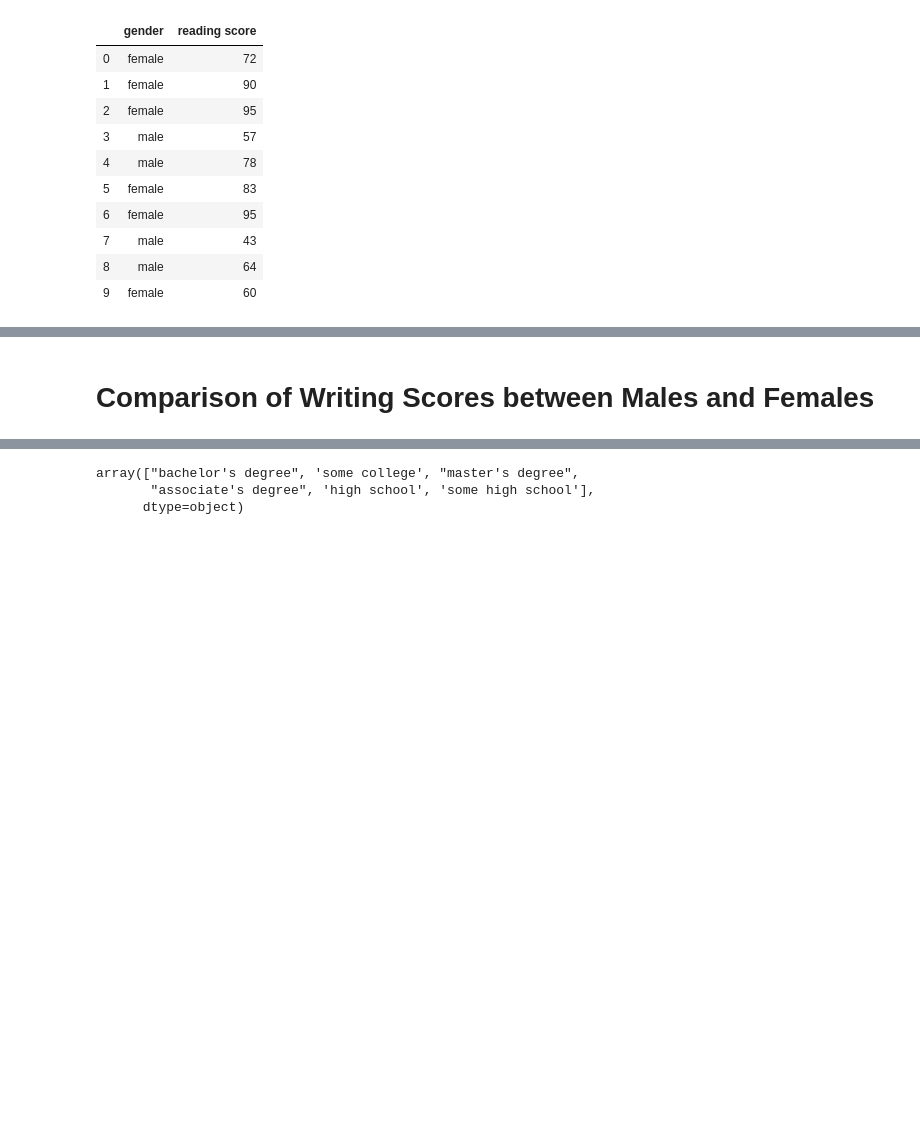
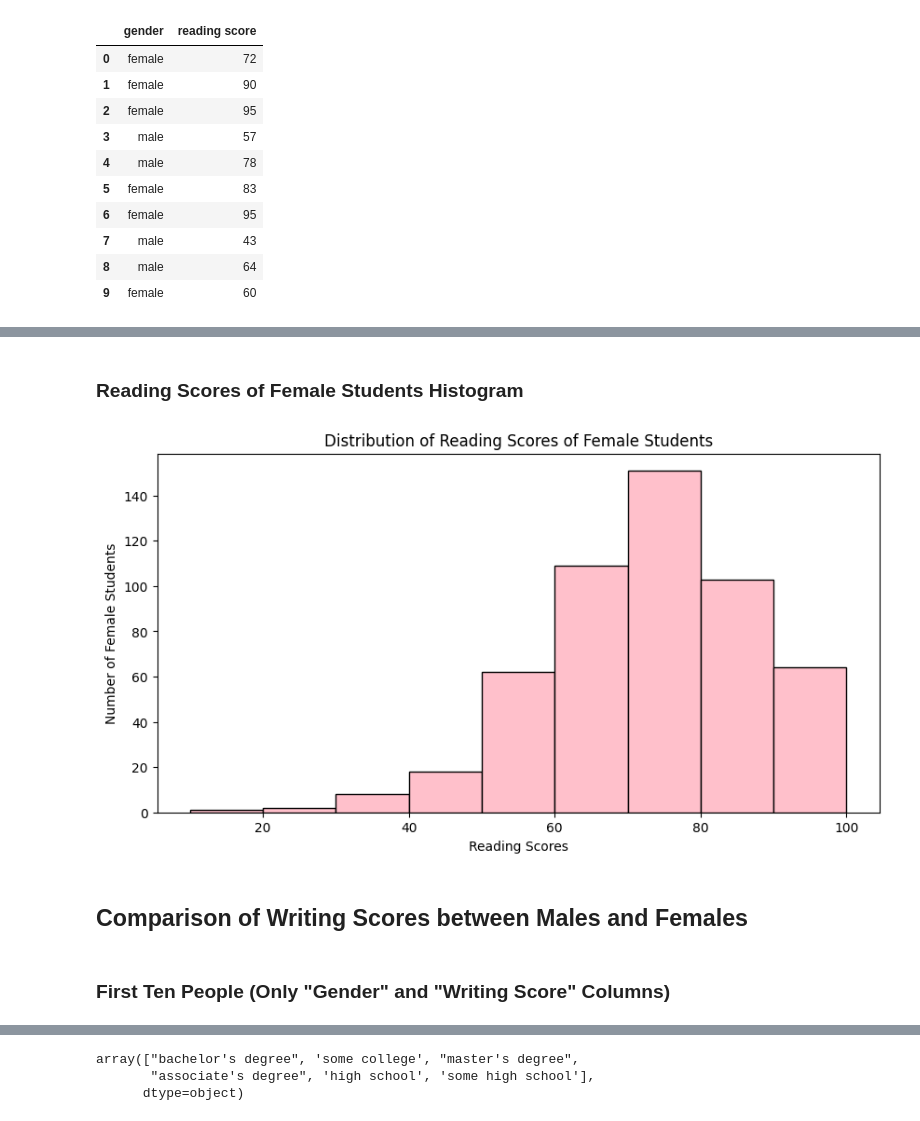
Before and after one commit to CS-4412-Data-Mining/student-exam-scores-predictions, a Jupyter notebook: basic_visualizations.ipynb, the cells around one changed output, grey strips where cells are left out. Saved outputs shown, nothing was run; the diff lists cells and outputs as text; code cells hidden in the pictures; blank space fills up the shorter version.

```diff
--- a/basic_visualizations.ipynb
+++ b/basic_visualizations.ipynb
@@ -143,4 +190,19 @@ plt.show()
+# %% [markdown]
+### Reading Scores of Female Students Histogram
+# %%
+female_reading_scores = reading_gender_females['reading score']
+female_reading_scores_fig = plt.figure(figsize = (10,5))
+
+plt.hist(female_reading_scores, score_bins, color='pink', edgecolor='black')
+plt.xlabel('Reading Scores')
+plt.ylabel('Number of Female Students')
+plt.title('Distribution of Reading Scores of Female Students')
+plt.show()
+# %% [output]
+[figure, added]
 # %% [markdown]
-# Comparison of Writing Scores between Males and Females
+## Comparison of Writing Scores between Males and Females
+# %% [markdown]
+### First Ten People (Only "Gender" and "Writing Score" Columns)
 # %%
 writing_gender = df[['gender','writing score']]
```
Also changed, not shown: parts of 359 cells of this notebook.
